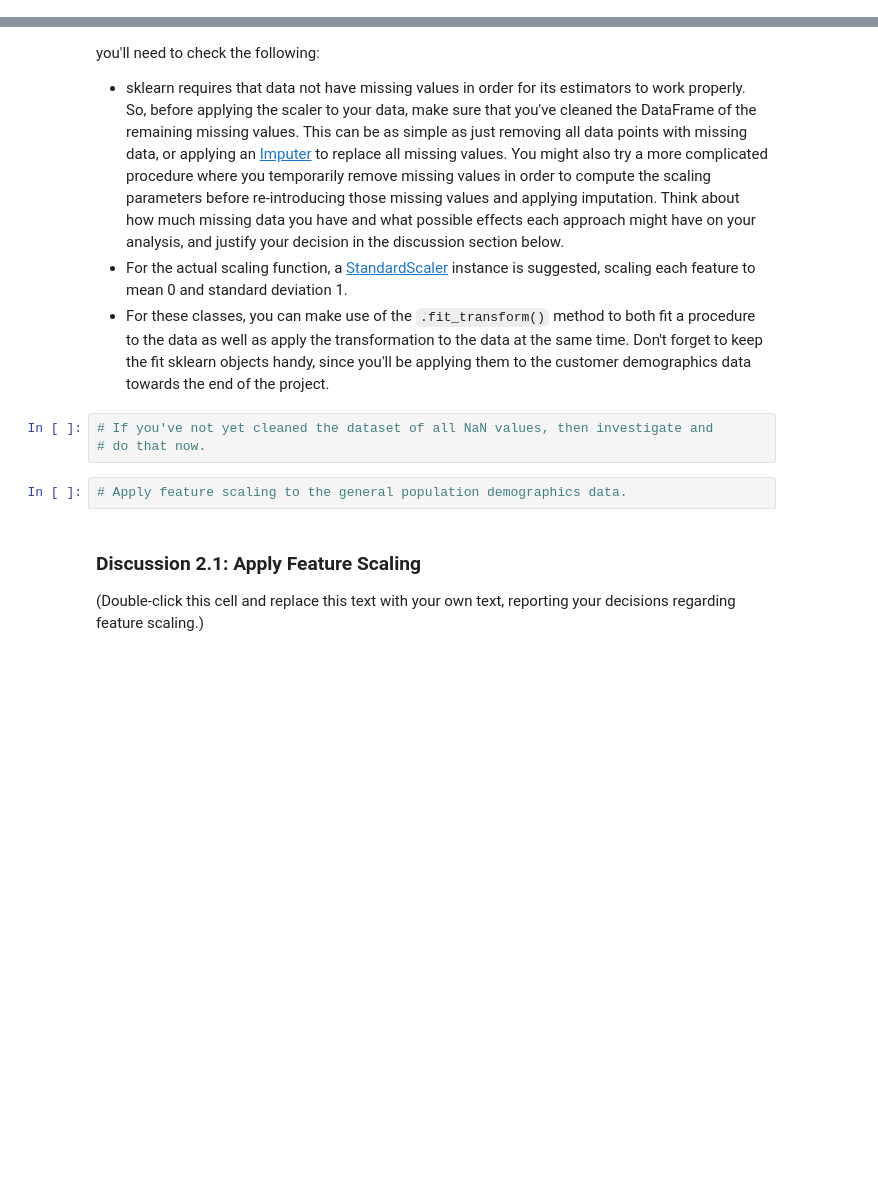
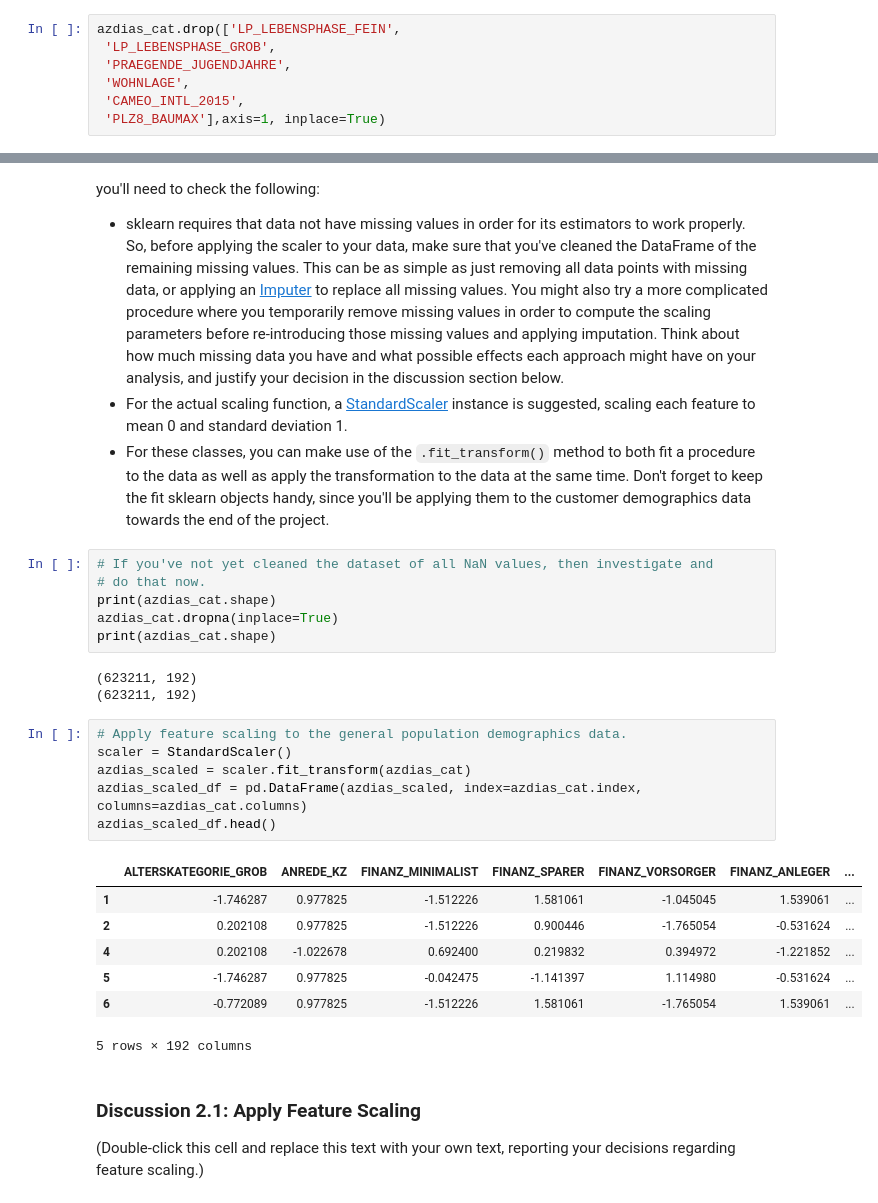
Before and after one commit to jgu1989/UdacityDataScientistNanodegree, a Jupyter notebook: project3_customer_segments/Identify_Customer_Segments.ipynb, the cells around one changed output, grey strips where cells are left out. Drawn from its saved outputs; the diff is of its cells as text; blank space fills up the shorter version.

Commit message:
Drop NA

```diff
--- a/project3_customer_segments/Identify_Customer_Segments.ipynb
+++ b/project3_customer_segments/Identify_Customer_Segments.ipynb
@@ -500,3 +513,10 @@ Name: life, dtype: float64
+# %%
+azdias_cat.drop(['LP_LEBENSPHASE_FEIN',
+ 'LP_LEBENSPHASE_GROB',
+ 'PRAEGENDE_JUGENDJAHRE',
+ 'WOHNLAGE',
+ 'CAMEO_INTL_2015',
+ 'PLZ8_BAUMAX'],axis=1, inplace=True)
 # %% [markdown]
 #### Step 1.2.3: Complete Feature Selection
 
@@ -550,8 +576,26 @@ Before we apply dimensionality reduction techniques to the data, we need to perf
 # %%
 # If you've not yet cleaned the dataset of all NaN values, then investigate and
 # do that now.
+print(azdias_cat.shape)
+azdias_cat.dropna(inplace=True)
+print(azdias_cat.shape)
+# %% [output]
+(623211, 192)
+(623211, 192)
 # %%
 # Apply feature scaling to the general population demographics data.
+scaler = StandardScaler()
+azdias_scaled = scaler.fit_transform(azdias_cat)
+azdias_scaled_df = pd.DataFrame(azdias_scaled, index=azdias_cat.index, columns=azdias_cat.columns)
+azdias_scaled_df.head()
+# %% [output]
+|  | ALTERSKATEGORIE_GROB | ANREDE_KZ | FINANZ_MINIMALIST | FINANZ_SPARER | FINANZ_VORSORGER | FINANZ_ANLEGER | ... |
+| 1 | -1.746287 | 0.977825 | -1.512226 | 1.581061 | -1.045045 | 1.539061 | ... |
+| 2 | 0.202108 | 0.977825 | -1.512226 | 0.900446 | -1.765054 | -0.531624 | ... |
+| 4 | 0.202108 | -1.022678 | 0.692400 | 0.219832 | 0.394972 | -1.221852 | ... |
+| 5 | -1.746287 | 0.977825 | -0.042475 | -1.141397 | 1.114980 | -0.531624 | ... |
+| 6 | -0.772089 | 0.977825 | -1.512226 | 1.581061 | -1.765054 | 1.539061 | ... |
+5 rows × 192 columns
 # %% [markdown]
 ### Discussion 2.1: Apply Feature Scaling
 
```
Also changed, not shown: parts of 4 cells of this notebook.
